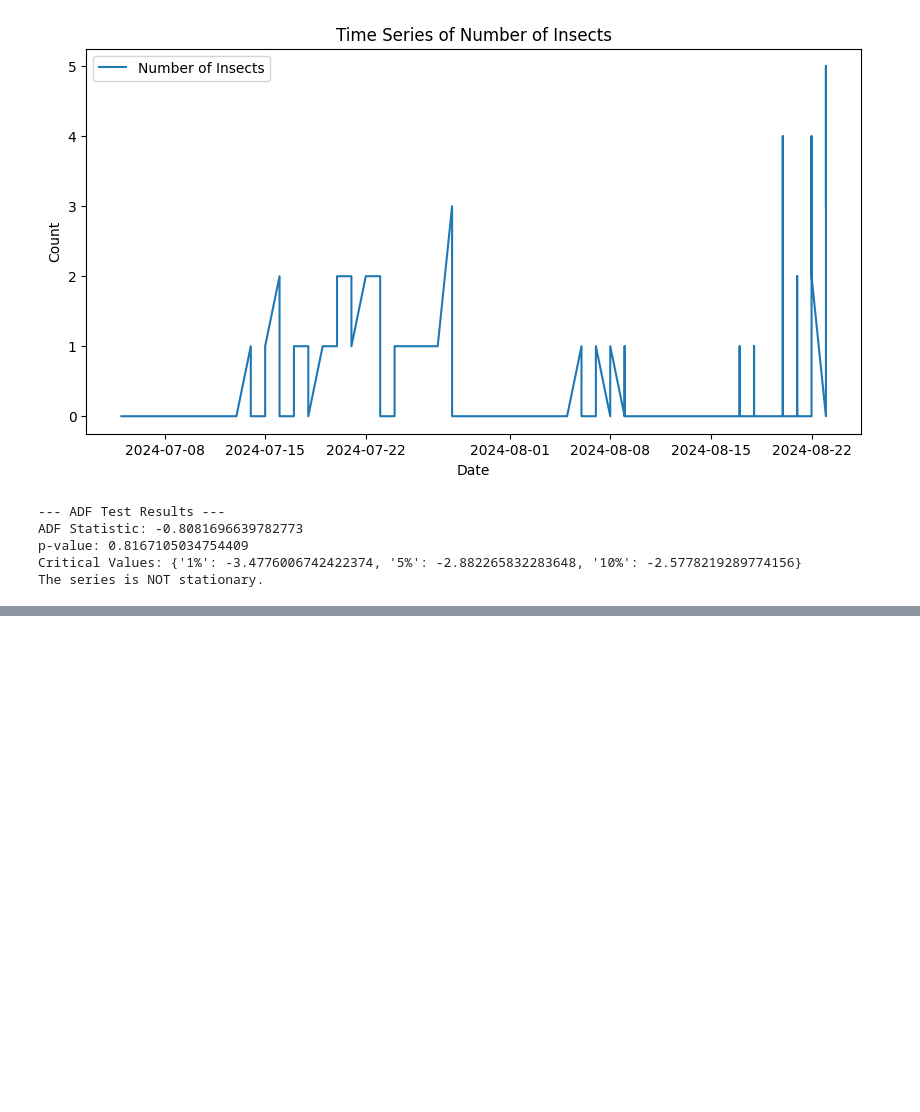
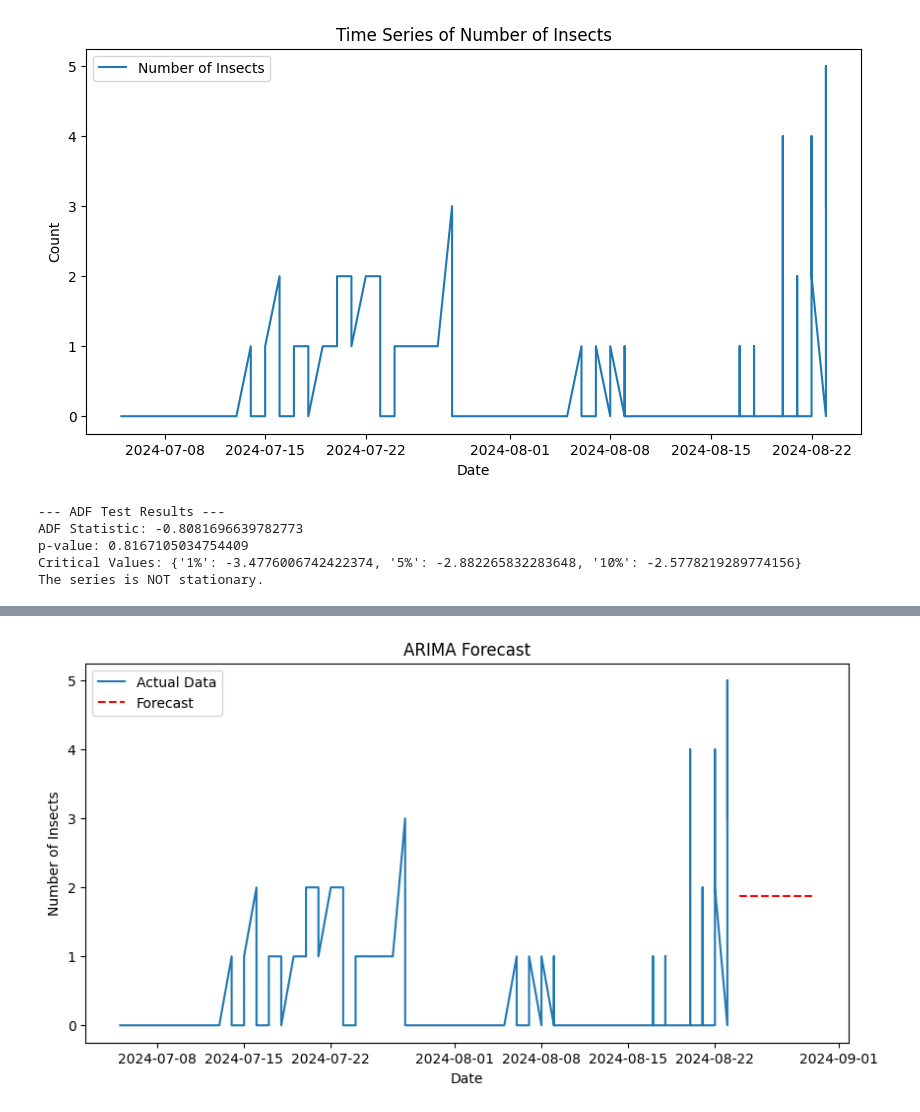
Before and after one commit to raz0208/Agritech-Pest-Prediction, a Jupyter notebook: Agritech_Pest_Prediction_Time_Series_Analysis.ipynb, the cells around one changed output, grey strips where cells are left out. Saved outputs shown, nothing was run; the diff lists cells and outputs as text; code cells hidden in the pictures; blank space fills up the shorter version.

```diff
--- a/Agritech_Pest_Prediction_Time_Series_Analysis.ipynb
+++ b/Agritech_Pest_Prediction_Time_Series_Analysis.ipynb
@@ -345,0 +413,8 @@ The series is NOT stationary.
+# %%
+# Fit ARIMA Model
+p, d, q = model_auto.order
+model = sm.tsa.ARIMA(FeatureExtracted_df[target_variable], order=(0, 1, 1))
+model_fit = model.fit()
+
+# Model Summary
+print(model_fit.summary())
@@ -345,0 +449,17 @@ The series is NOT stationary.
+# %%
+# Forecast Future Values
+future_steps = 7  # Forecast for 30 days
+forecast = model_fit.forecast(steps=future_steps)
+
+# Plot Forecast
+plt.figure(figsize=(10, 5))
+plt.plot(FeatureExtracted_df[target_variable], label="Actual Data")
+plt.plot(pd.date_range(start=FeatureExtracted_df.index[-1], periods=future_steps+1, freq='D')[1:],
+         forecast, label="Forecast", linestyle='dashed', color='red')
+plt.title("ARIMA Forecast")
+plt.xlabel("Date")
+plt.ylabel("Number of Insects")
+plt.legend()
+plt.show()
+# %% [output]
+[figure, added]
```
Also changed, not shown: parts of 7 cells of this notebook.
